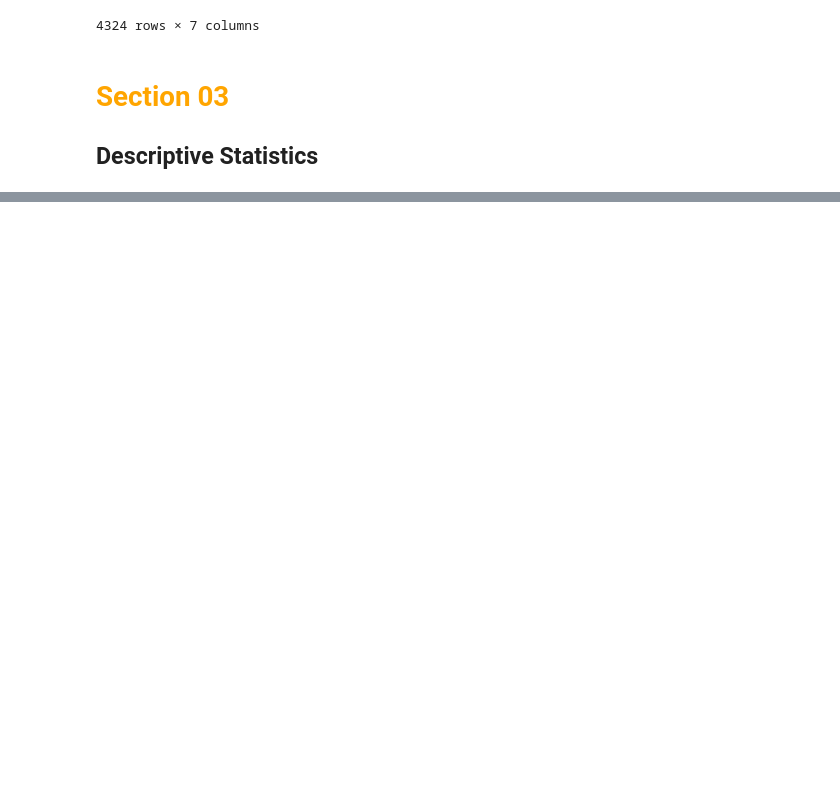
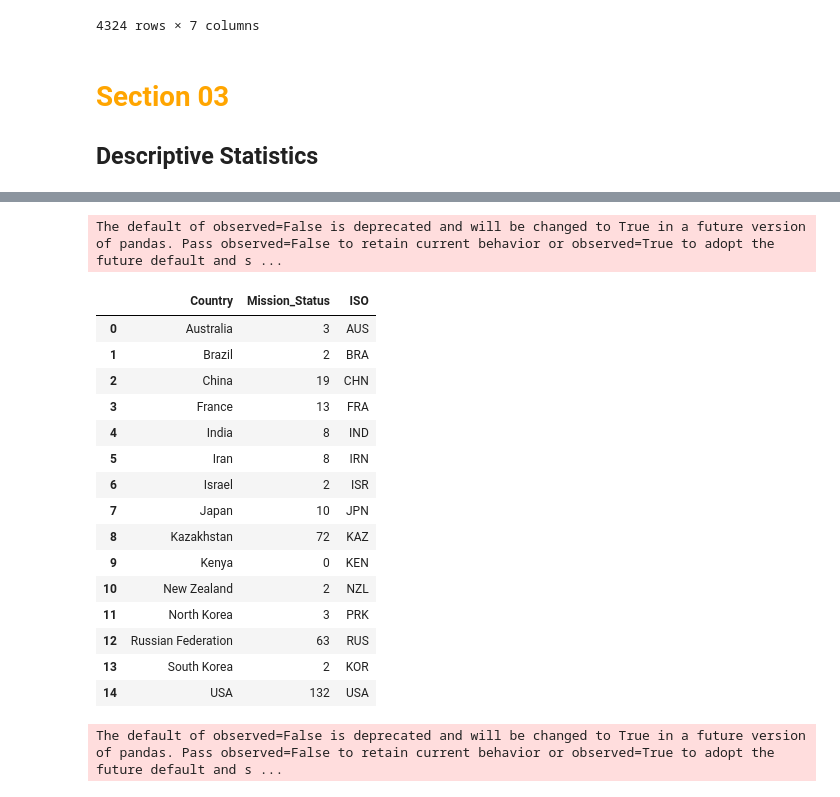
Before and after one commit to shubhenduanupamdutta/Portfolio_18_Analyse_Space_Race, a Jupyter notebook: Space_Race.ipynb, the cells around one changed output, grey strips where cells are left out. Cells and saved outputs as stored; diff of their text form; code cells hidden in the pictures; blank space fills up the shorter version.

```diff
--- a/Space_Race.ipynb
+++ b/Space_Race.ipynb
@@ -125,0 +313,16 @@ df_data
+# %%
+df_data['Country'] = df_data['Location'].str.split(',').str[-1].str.strip()
+df_data['Country'] = df_data['Country'].convert_dtypes().astype('category')
+df_data['Country'] = df_data['Country'].replace('Russia', 'Russian Federation')
+df_data['Country'] = df_data['Country'].replace('New Mexico', 'USA')
+df_data['Country'] = df_data['Country'].replace(
+    'Pacific Missile Range Facility', 'USA')
+df_data['Country'] = df_data['Country'].replace('Yellow Sea', 'China')
+df_data['Country'] = df_data['Country'].replace(
+    'Shahrud Missile Test Site', 'Iran')
+df_data['Country'] = df_data['Country'].replace('Gran Canaria', 'USA')
+df_data['Country'] = df_data['Country'].replace(
+    'Barents Sea', 'Russian Federation')
+df_data['Country'] = df_data['Country'].replace('Pacific Ocean', 'USA')
+
+df_data['Country'].value_counts()
@@ -125,0 +347,16 @@ df_data
+# %%
+def get_alpha3(country):
+    try:
+        if country == 'Iran':
+            return 'IRN'
+        if country == 'North Korea':
+            return 'PRK'
+        if country == 'South Korea':
+            return 'KOR'
+        return countries.get(country).alpha3
+    except KeyError as e:
+        return e
+
+
+df_data['Country_Code'] = df_data['Country'].apply(
+    lambda x: get_alpha3(x) if x != 'Iran' else 'IRN')
@@ -125,0 +402,32 @@ df_data
+# %%
+number_of_failures = df_data[df_data['Mission_Status']
+                             == 'Failure'].groupby('Country').count().reset_index()
+number_of_failures = number_of_failures[['Country', 'Mission_Status']]
+number_of_failures["ISO"] = number_of_failures['Country'].apply(
+    lambda x: get_alpha3(x))
+number_of_failures
+# %% [output]
+The default of observed=False is deprecated and will be changed to True in a future version of pandas. Pass observed=False to retain current behavior or observed=True to adopt the future default and s ...
+|  | Country | Mission_Status | ISO |
+| 0 | Australia | 3 | AUS |
+| 1 | Brazil | 2 | BRA |
+| 2 | China | 19 | CHN |
+| 3 | France | 13 | FRA |
+| 4 | India | 8 | IND |
+| 5 | Iran | 8 | IRN |
+| 6 | Israel | 2 | ISR |
+| 7 | Japan | 10 | JPN |
+| 8 | Kazakhstan | 72 | KAZ |
+| 9 | Kenya | 0 | KEN |
+| 10 | New Zealand | 2 | NZL |
+| 11 | North Korea | 3 | PRK |
+| 12 | Russian Federation | 63 | RUS |
+| 13 | South Korea | 2 | KOR |
+| 14 | USA | 132 | USA |
+# %%
+
+world_map = px.choropleth(number_of_failures, locations='ISO', color='Country', hover_name='Country', projection='mercator',
+                          color_continuous_scale=px.colors.sequential.matter, width=1500, height=900, title='Number of Failures by Country')
+world_map.show()
+# %% [output]
+The default of observed=False is deprecated and will be changed to True in a future version of pandas. Pass observed=False to retain current behavior or observed=True to adopt the future default and s ...
```
Also changed, not shown: parts of 27 cells of this notebook.
